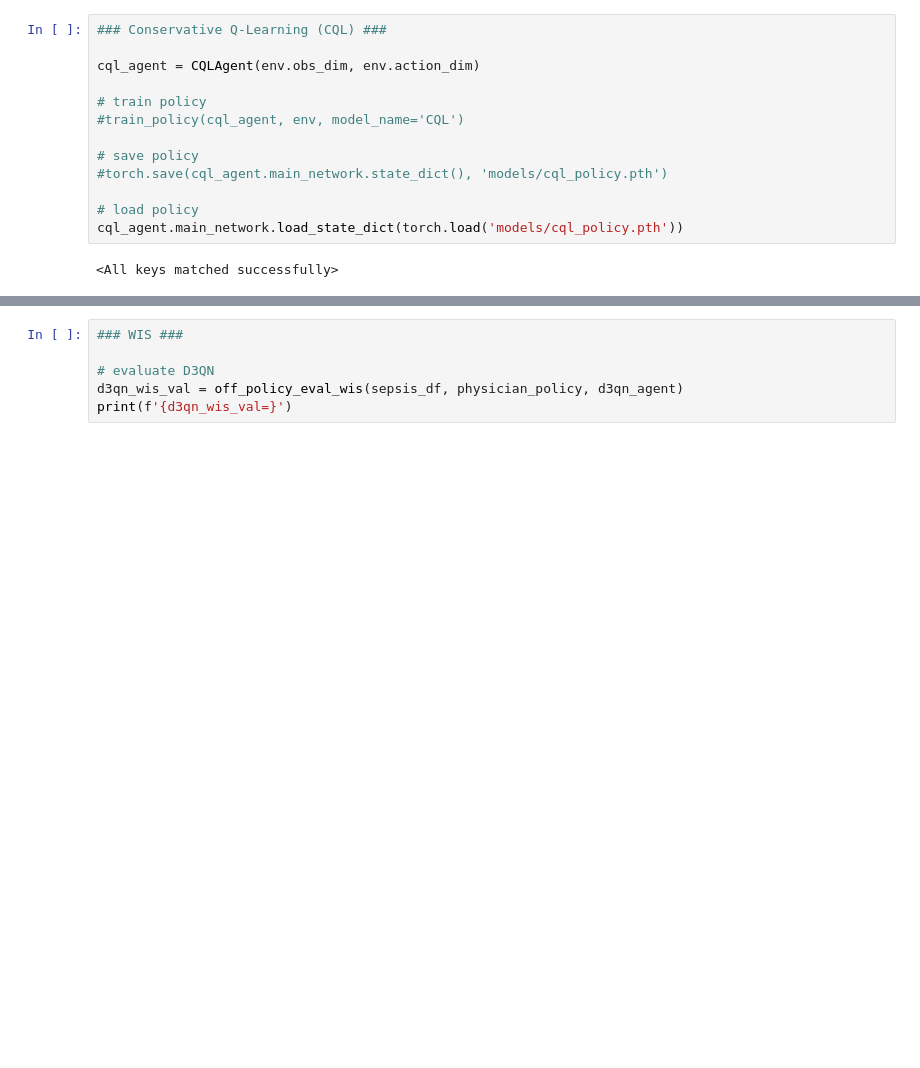
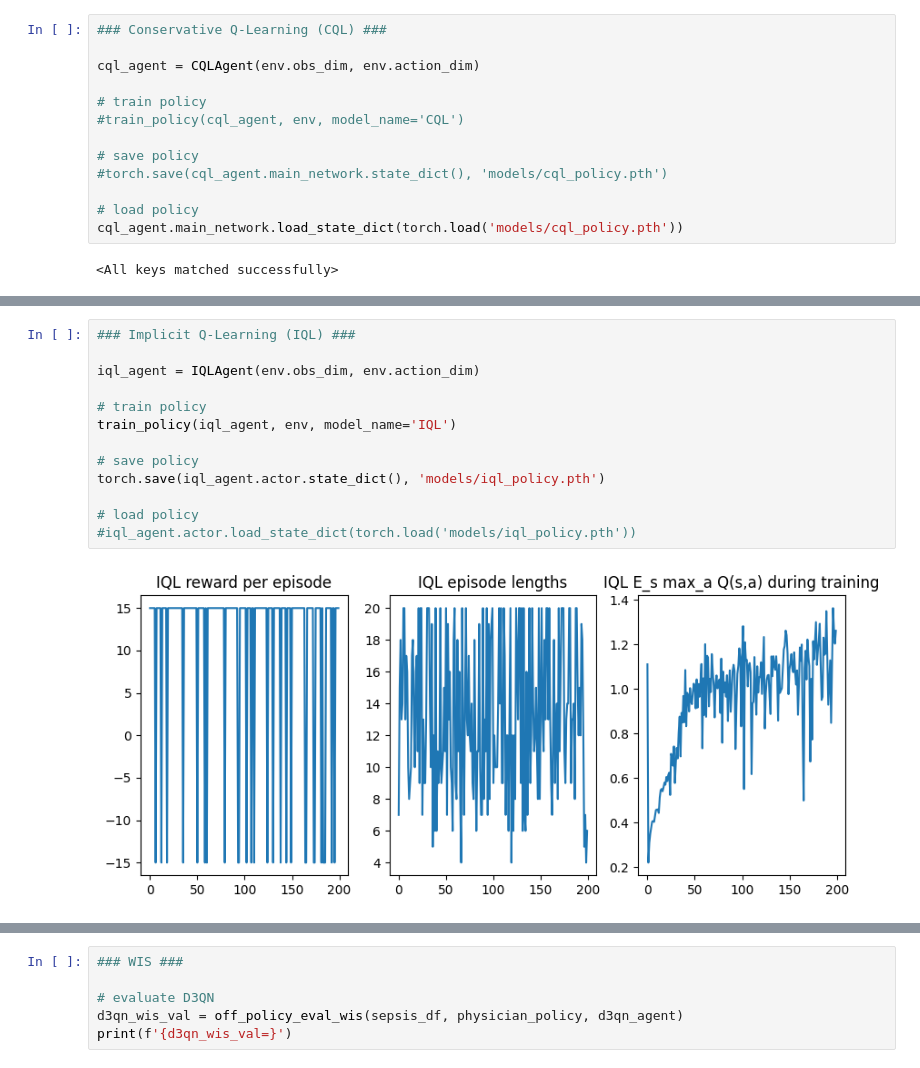
Before and after one commit to weissguy/rl-sepsis, a Jupyter notebook: mimic_policies.ipynb, the cells around one changed output, grey strips where cells are left out. Saved outputs shown, nothing was run; the diff lists cells and outputs as text; blank space fills up the shorter version.

```diff
--- a/mimic_policies.ipynb
+++ b/mimic_policies.ipynb
@@ -186,0 +193,15 @@ eval_policy(cql_agent, env, model_name='CQL')
+# %%
+### Implicit Q-Learning (IQL) ###
+
+iql_agent = IQLAgent(env.obs_dim, env.action_dim)
+
+# train policy
+train_policy(iql_agent, env, model_name='IQL')
+
+# save policy
+torch.save(iql_agent.actor.state_dict(), 'models/iql_policy.pth')
+
+# load policy
+#iql_agent.actor.load_state_dict(torch.load('models/iql_policy.pth'))
+# %% [output]
+[figure, added]
```
Also changed, not shown: parts of 16 cells of this notebook, 13 other files.
